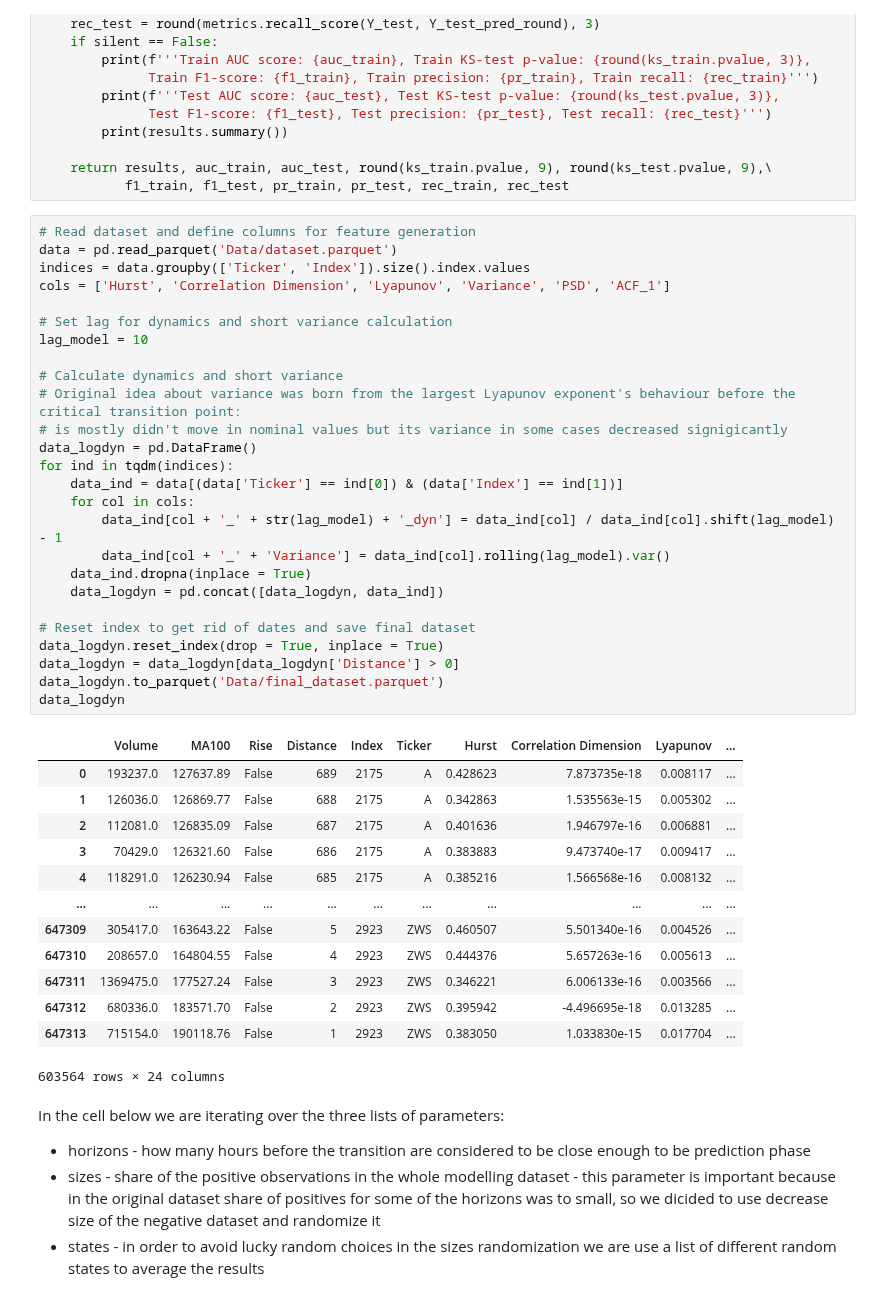
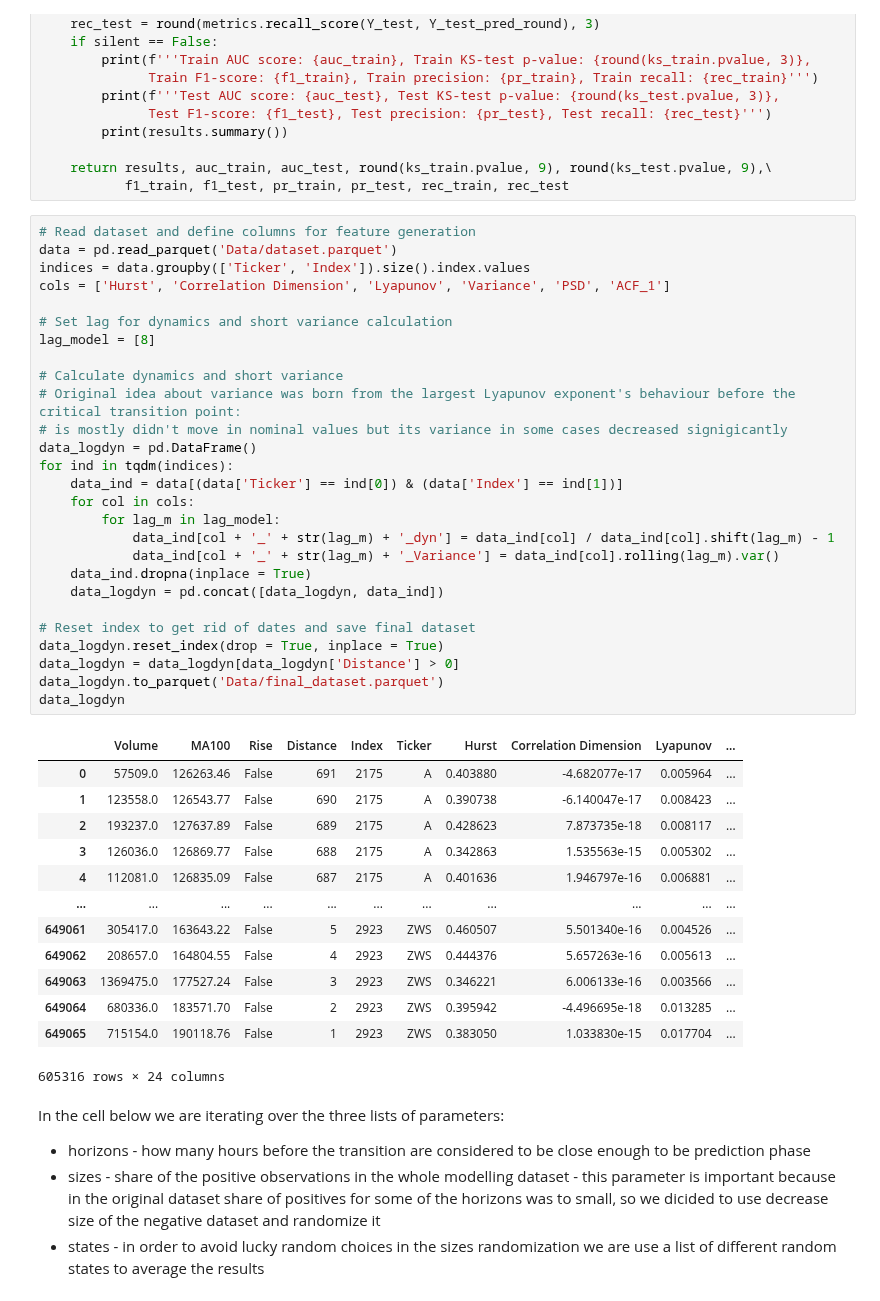
Before and after one commit to lebedevaale/early_warning_model, a Jupyter notebook: modelling.ipynb, the cells around one changed output. Cells and saved outputs as stored; diff of their text form.

```diff
--- a/modelling.ipynb
+++ b/modelling.ipynb
@@ -160,43 +160,44 @@ def model_optimization(Y_train,
 # %%
 # Read dataset and define columns for feature generation
 data = pd.read_parquet('Data/dataset.parquet')
 indices = data.groupby(['Ticker', 'Index']).size().index.values
 cols = ['Hurst', 'Correlation Dimension', 'Lyapunov', 'Variance', 'PSD', 'ACF_1']
 
 # Set lag for dynamics and short variance calculation
-lag_model = 10
+lag_model = [8]
 
 # Calculate dynamics and short variance
 # Original idea about variance was born from the largest Lyapunov exponent's behaviour before the critical transition point:
 # is mostly didn't move in nominal values but its variance in some cases decreased signigicantly
 data_logdyn = pd.DataFrame()
 for ind in tqdm(indices):
     data_ind = data[(data['Ticker'] == ind[0]) & (data['Index'] == ind[1])]
     for col in cols:
-        data_ind[col + '_' + str(lag_model) + '_dyn'] = data_ind[col] / data_ind[col].shift(lag_model) - 1
-        data_ind[col + '_' + 'Variance'] = data_ind[col].rolling(lag_model).var()
+        for lag_m in lag_model:
+            data_ind[col + '_' + str(lag_m) + '_dyn'] = data_ind[col] / data_ind[col].shift(lag_m) - 1
+            data_ind[col + '_' + str(lag_m) + '_Variance'] = data_ind[col].rolling(lag_m).var()
     data_ind.dropna(inplace = True)
     data_logdyn = pd.concat([data_logdyn, data_ind])
 
 # Reset index to get rid of dates and save final dataset
 data_logdyn.reset_index(drop = True, inplace = True)
 data_logdyn = data_logdyn[data_logdyn['Distance'] > 0]
 data_logdyn.to_parquet('Data/final_dataset.parquet')
 data_logdyn
 # %% [output]
 |  | Volume | MA100 | Rise | Distance | Index | Ticker | Hurst | Correlation Dimension | Lyapunov | ... |
-| 0 | 193237.0 | 127637.89 | False | 689 | 2175 | A | 0.428623 | 7.873735e-18 | 0.008117 | ... |
-| 1 | 126036.0 | 126869.77 | False | 688 | 2175 | A | 0.342863 | 1.535563e-15 | 0.005302 | ... |
-| 2 | 112081.0 | 126835.09 | False | 687 | 2175 | A | 0.401636 | 1.946797e-16 | 0.006881 | ... |
-| 3 | 70429.0 | 126321.60 | False | 686 | 2175 | A | 0.383883 | 9.473740e-17 | 0.009417 | ... |
-| 4 | 118291.0 | 126230.94 | False | 685 | 2175 | A | 0.385216 | 1.566568e-16 | 0.008132 | ... |
+| 0 | 57509.0 | 126263.46 | False | 691 | 2175 | A | 0.403880 | -4.682077e-17 | 0.005964 | ... |
+| 1 | 123558.0 | 126543.77 | False | 690 | 2175 | A | 0.390738 | -6.140047e-17 | 0.008423 | ... |
+| 2 | 193237.0 | 127637.89 | False | 689 | 2175 | A | 0.428623 | 7.873735e-18 | 0.008117 | ... |
+| 3 | 126036.0 | 126869.77 | False | 688 | 2175 | A | 0.342863 | 1.535563e-15 | 0.005302 | ... |
+| 4 | 112081.0 | 126835.09 | False | 687 | 2175 | A | 0.401636 | 1.946797e-16 | 0.006881 | ... |
 | ... | ... | ... | ... | ... | ... | ... | ... | ... | ... | ... |
-| 647309 | 305417.0 | 163643.22 | False | 5 | 2923 | ZWS | 0.460507 | 5.501340e-16 | 0.004526 | ... |
-| 647310 | 208657.0 | 164804.55 | False | 4 | 2923 | ZWS | 0.444376 | 5.657263e-16 | 0.005613 | ... |
-| 647311 | 1369475.0 | 177527.24 | False | 3 | 2923 | ZWS | 0.346221 | 6.006133e-16 | 0.003566 | ... |
-| 647312 | 680336.0 | 183571.70 | False | 2 | 2923 | ZWS | 0.395942 | -4.496695e-18 | 0.013285 | ... |
-| 647313 | 715154.0 | 190118.76 | False | 1 | 2923 | ZWS | 0.383050 | 1.033830e-15 | 0.017704 | ... |
+| 649061 | 305417.0 | 163643.22 | False | 5 | 2923 | ZWS | 0.460507 | 5.501340e-16 | 0.004526 | ... |
+| 649062 | 208657.0 | 164804.55 | False | 4 | 2923 | ZWS | 0.444376 | 5.657263e-16 | 0.005613 | ... |
+| 649063 | 1369475.0 | 177527.24 | False | 3 | 2923 | ZWS | 0.346221 | 6.006133e-16 | 0.003566 | ... |
+| 649064 | 680336.0 | 183571.70 | False | 2 | 2923 | ZWS | 0.395942 | -4.496695e-18 | 0.013285 | ... |
+| 649065 | 715154.0 | 190118.76 | False | 1 | 2923 | ZWS | 0.383050 | 1.033830e-15 | 0.017704 | ... |
-603564 rows × 24 columns
+605316 rows × 24 columns
 # %% [markdown]
 In the cell below we are iterating over the three lists of parameters:
 - horizons - how many hours before the transition are considered to be close enough to be prediction phase
```
Also changed, not shown: parts of 2 cells of this notebook, 3 other files.
